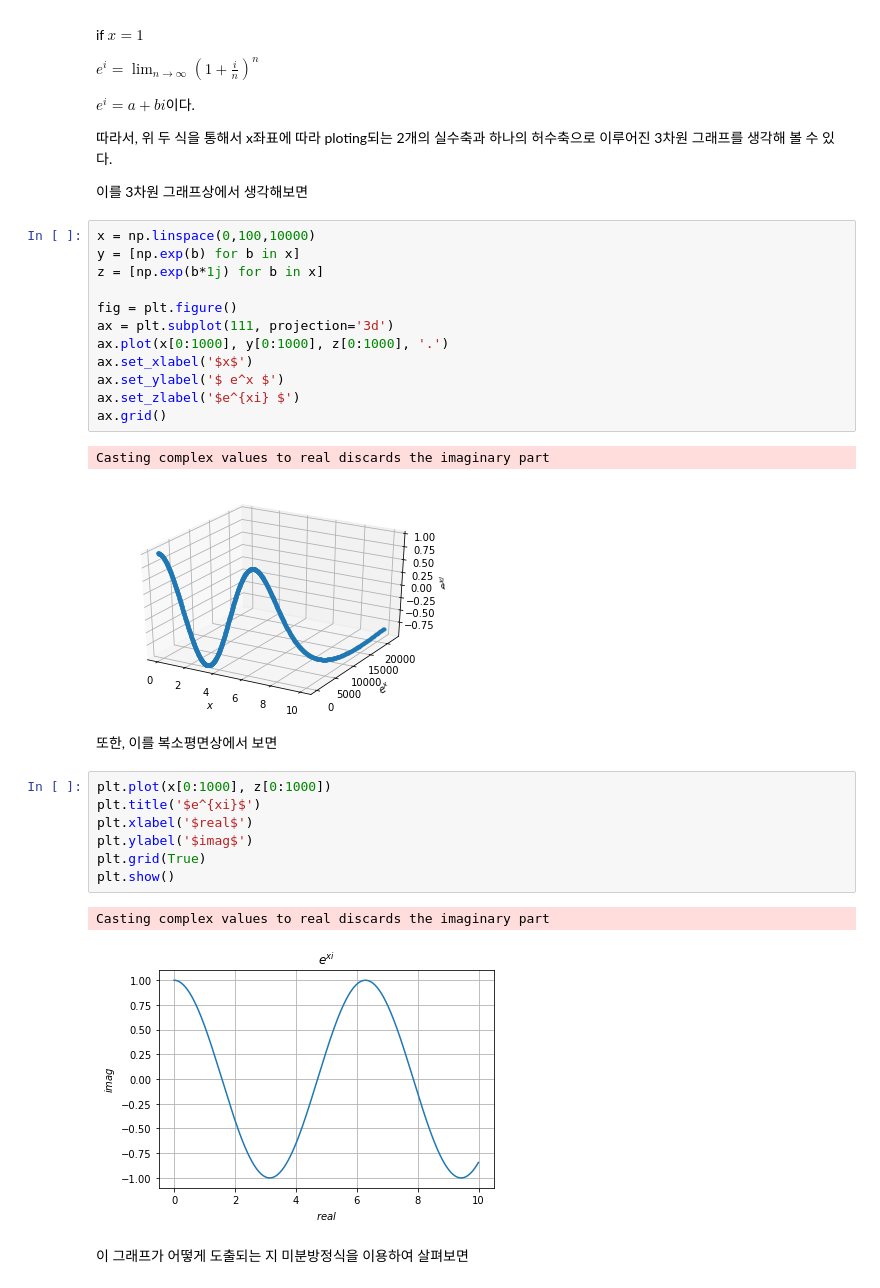
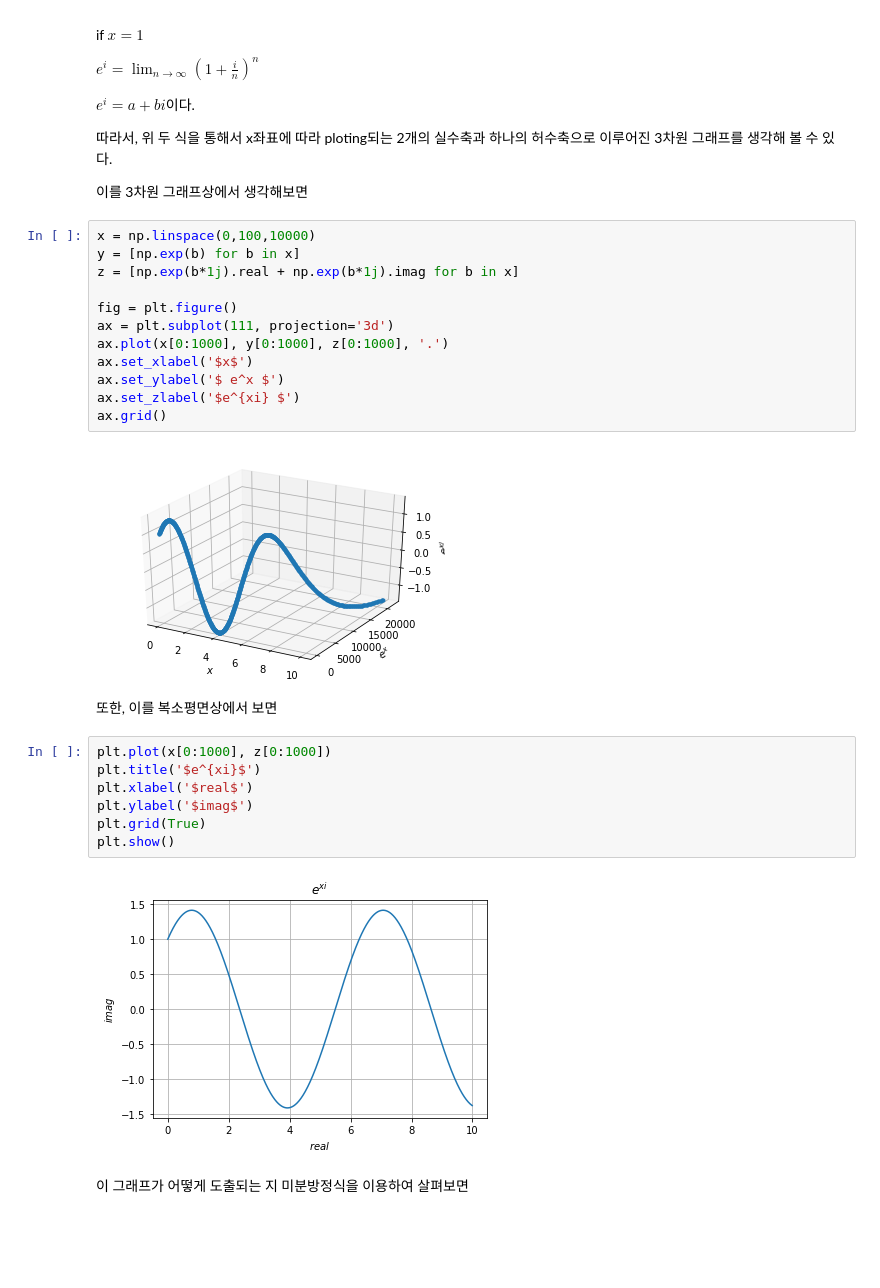
Before and after one commit to TaeYongGong/class2021Spring, a Jupyter notebook: sound.ipynb, the cells around one changed output. Drawn from its saved outputs; the diff is of its cells as text; blank space fills up the shorter version.

```diff
--- a/sound.ipynb
+++ b/sound.ipynb
@@ -99,18 +99,17 @@ $e^i = \lim _{n \rightarrow \infty}\left(1+\frac{i}{n}\right)^{n} $
 # %%
 x = np.linspace(0,100,10000)
 y = [np.exp(b) for b in x]
-z = [np.exp(b*1j) for b in x]
+z = [np.exp(b*1j).real + np.exp(b*1j).imag for b in x]
 
 fig = plt.figure()
 ax = plt.subplot(111, projection='3d')
 ax.plot(x[0:1000], y[0:1000], z[0:1000], '.')
 ax.set_xlabel('$x$')
 ax.set_ylabel('$ e^x $')
 ax.set_zlabel('$e^{xi} $')
 ax.grid()
 # %% [output]
-Casting complex values to real discards the imaginary part
-[figure, old version]
+[figure, new version]
 # %% [markdown]
 또한, 이를 복소평면상에서 보면
 # %%
@@ -121,8 +120,7 @@ plt.ylabel('$imag$')
 plt.grid(True)
 plt.show()
 # %% [output]
-Casting complex values to real discards the imaginary part
-[figure, old version]
+[figure, new version]
 # %% [markdown]
 이 그래프가 어떻게 도출되는 지 미분방정식을 이용하여 살펴보면
 # %% [markdown]
```
